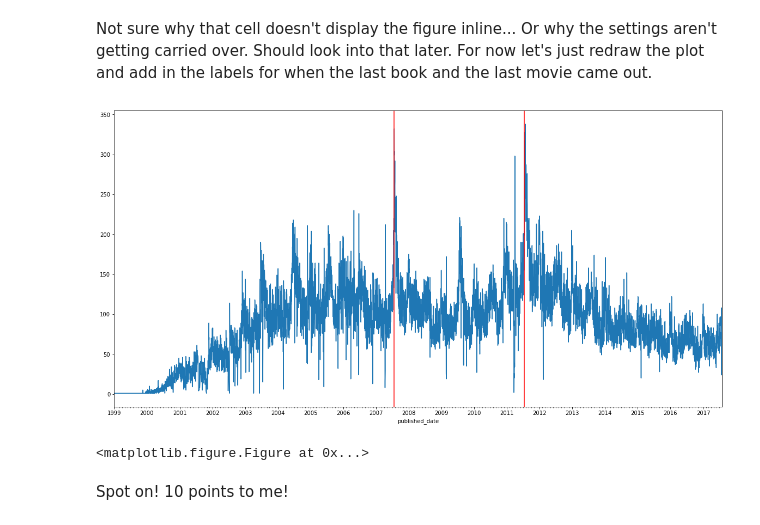
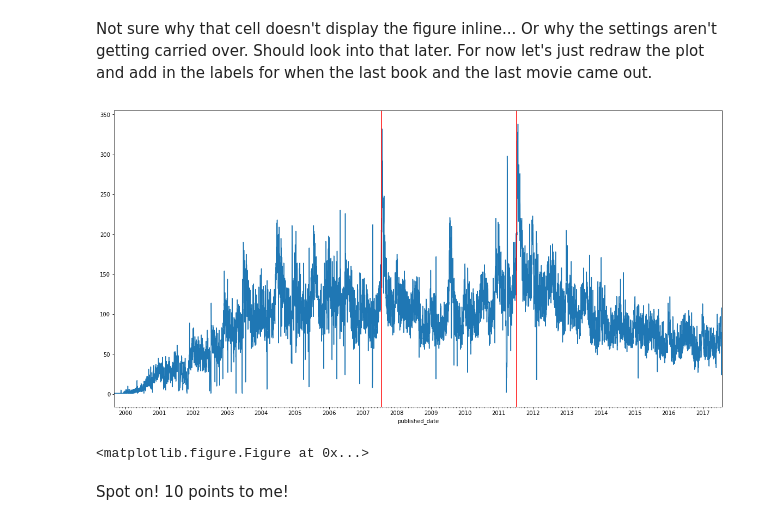
Before and after one commit to allisonking/fanfic-analysis, a Jupyter notebook: notebooks/Explore.ipynb, the cells around one changed output. Drawn from its saved outputs; the diff is of its cells as text; code cells hidden in the pictures.

```diff
--- a/notebooks/Explore.ipynb
+++ b/notebooks/Explore.ipynb
@@ -59,0 +61,3 @@ max_year = datetime.datetime.strptime("2017-07-31", '%Y-%m-%d')
+# %%
+grouped = dev.groupby('published_date').published_date.count()
+grouped.head()
@@ -59,0 +74,4 @@ max_year = datetime.datetime.strptime("2017-07-31", '%Y-%m-%d')
+# %%
+mistake = convertToDateTimeObj(0).date()
+
+grouped = grouped.drop(mistake)
@@ -105,32 +130,28 @@ Not sure why that cell doesn't display the figure inline... Or why the settings
 # %%
 plt.rcParams['figure.figsize'] = (20,10)
 
 # took the x axis tick labeling from https://matplotlib.org/devdocs/gallery/api/date.html
 years = mdates.YearLocator()   # every year
 months = mdates.MonthLocator()  # every month
 yearsFmt = mdates.DateFormatter('%Y')
 
-# group by published date and count number of fanfics
-published_grouped = dev.groupby('published_date').published_date.count()
+# plot!
+ax = grouped.plot()
 
-# plot!
-ax = published_grouped.plot()
-
-years.tick_values(min_year, max_year)
 # format
 ax.xaxis.set_major_locator(years)
 ax.xaxis.set_major_formatter(yearsFmt)
 ax.xaxis.set_minor_locator(months)
-ax.set_xlim(min_year, max_year)
 
 # add some markers
 ax.axvline(x=last_book, color='r')
 ax.axvline(x=last_movie, color='r')
 
+
 fig = plt.figure()
 fig.autofmt_xdate()
 # %% [output]
-[figure, old version]
+[figure, new version]
 <matplotlib.figure.Figure at 0x...>
 # %% [markdown]
 Spot on! 10 points to me!
```
Also changed, not shown: parts of 10 cells of this notebook.
